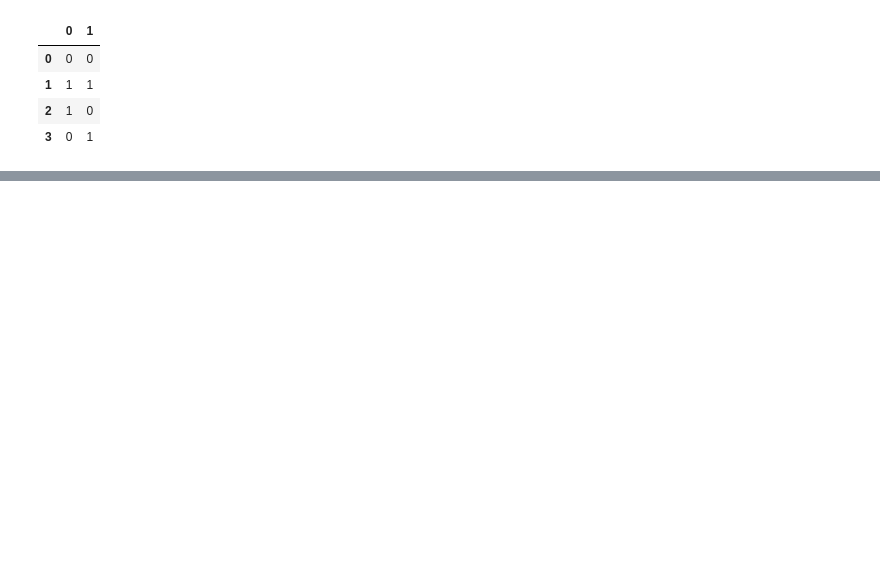
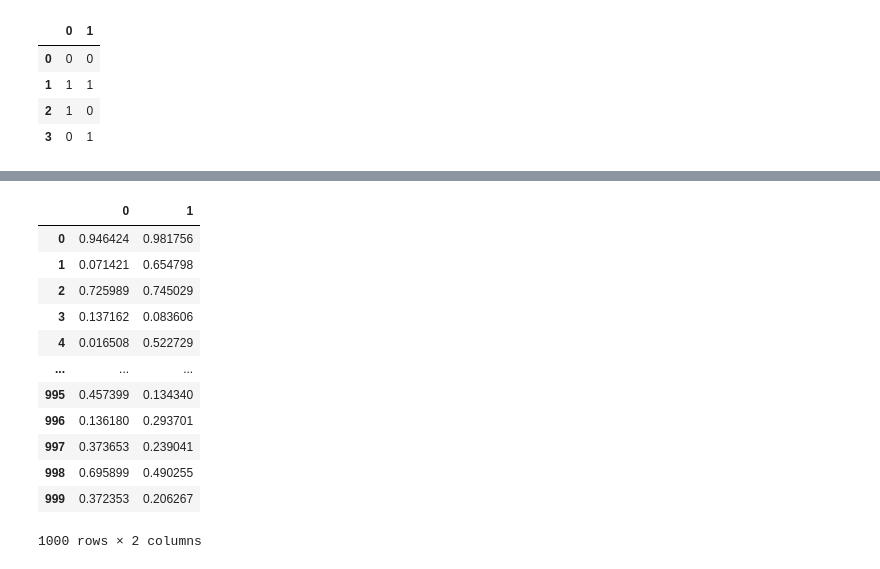
Before and after one commit to dtischencko/application_of_neural_network_algorithms, a Jupyter notebook: task2_(Classifier)/classification.ipynb, the cells around one changed output, grey strips where cells are left out. Cells and saved outputs as stored; diff of their text form; code cells hidden in the pictures; blank space fills up the shorter version.

```diff
--- a/task2_(Classifier)/classification.ipynb
+++ b/task2_(Classifier)/classification.ipynb
@@ -66,0 +150,20 @@ print(data, xs_labels.values)
+# %%
+x1_test = np.array([np.random.uniform(0, 1) for i in range(1000)])
+x2_test = np.array([np.random.uniform(0, 1) for i in range(1000)])
+y_test = np.array(x1_test > x2_test)
+X_test = pd.DataFrame([x1_test, x2_test]).T
+X_test
+# %% [output]
+|  | 0 | 1 |
+| 0 | 0.946424 | 0.981756 |
+| 1 | 0.071421 | 0.654798 |
+| 2 | 0.725989 | 0.745029 |
+| 3 | 0.137162 | 0.083606 |
+| 4 | 0.016508 | 0.522729 |
+| ... | ... | ... |
+| 995 | 0.457399 | 0.134340 |
+| 996 | 0.136180 | 0.293701 |
+| 997 | 0.373653 | 0.239041 |
+| 998 | 0.695899 | 0.490255 |
+| 999 | 0.372353 | 0.206267 |
+1000 rows × 2 columns
```
Also changed, not shown: parts of 26 cells of this notebook, 2 other files.
